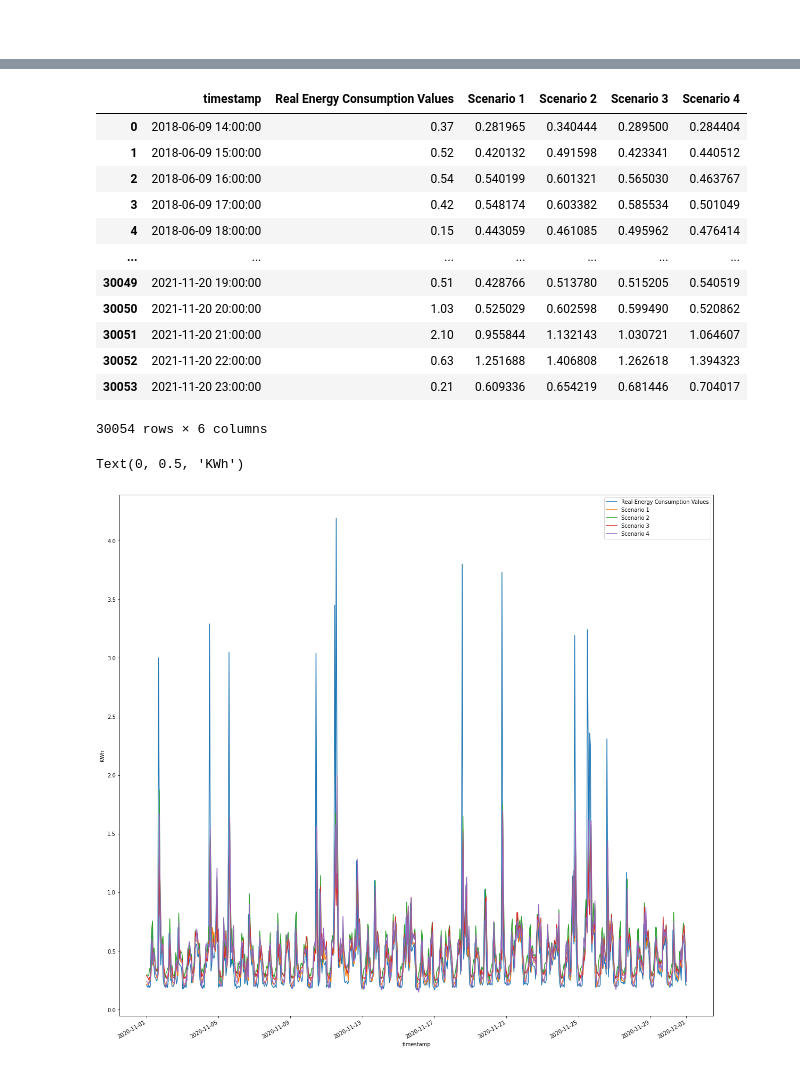
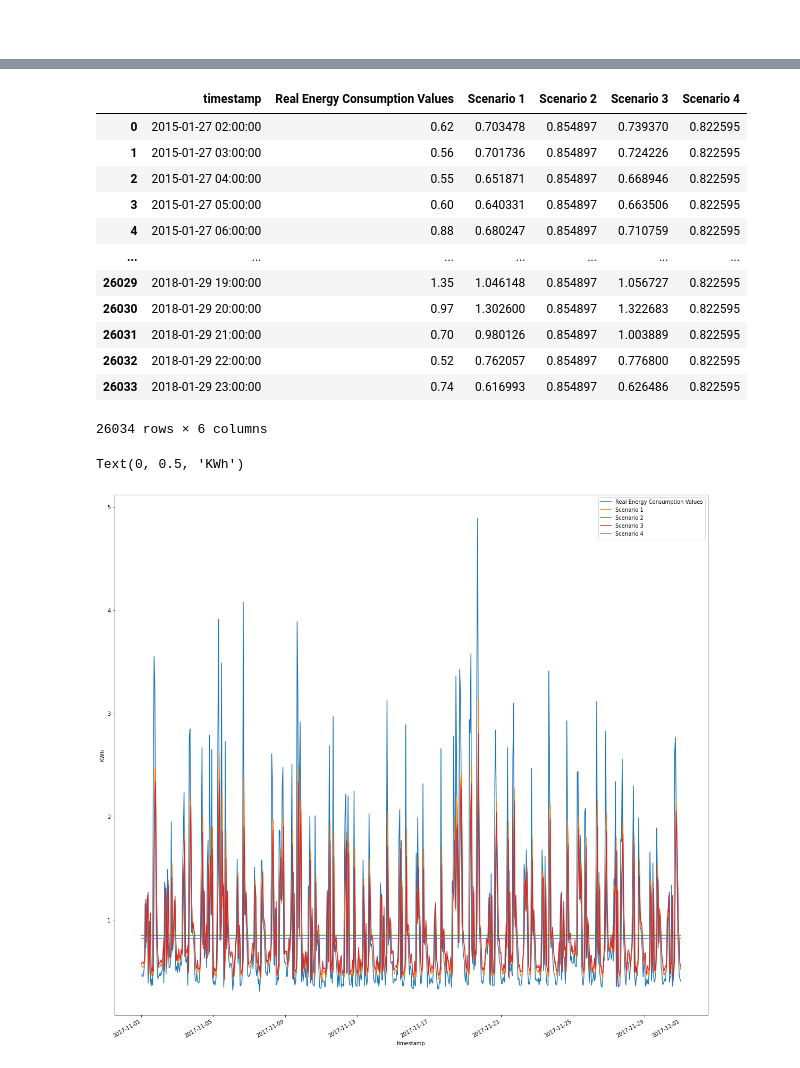
Before and after one commit to rishabhjain1997/Energy-Datasets, a Jupyter notebook: Deficit_Graphs.ipynb, the cells around one changed output, grey strips where cells are left out. Drawn from its saved outputs; the diff is of its cells as text; code cells hidden in the pictures.

```diff
--- a/Deficit_Graphs.ipynb
+++ b/Deficit_Graphs.ipynb
@@ -35,45 +35,54 @@ import seaborn as sns
 # %%
 # Scenario 1
-scenario1_cluster0_results_file = open("Models/Scenario1/Objects/RNN/zero_cluster_results.pickle", "rb")
+scenario1_cluster0_results_file = open("Models/Scenario1/Objects/LSTM/zero_cluster_results.pickle", "rb")
 scenario1_cluster0_results = pickle.load(scenario1_cluster0_results_file)
 scenario1_cluster0_results_file.close()
 
-scenario1_cluster1_results_file = open("Models/Scenario1/Objects/RNN/one_cluster_results.pickle", "rb")
+scenario1_cluster1_results_file = open("Models/Scenario1/Objects/LSTM/one_cluster_results.pickle", "rb")
 scenario1_cluster1_results = pickle.load(scenario1_cluster1_results_file)
 scenario1_cluster1_results_file.close()
 
-scenario1_cluster2_results_file = open("Models/Scenario1/Objects/RNN/two_cluster_results.pickle", "rb")
+scenario1_cluster2_results_file = open("Models/Scenario1/Objects/LSTM/two_cluster_results.pickle", "rb")
 scenario1_cluster2_results = pickle.load(scenario1_cluster2_results_file)
 scenario1_cluster2_results_file.close()
 
-scenario1_cluster3_results_file = open("Models/Scenario1/Objects/RNN/three_cluster_results.pickle", "rb")
+scenario1_cluster3_results_file = open("Models/Scenario1/Objects/LSTM/three_cluster_results.pickle", "rb")
 scenario1_cluster3_results = pickle.load(scenario1_cluster3_results_file)
 scenario1_cluster3_results_file.close()
 
+scenario1_cluster4_results_file = open("Models/Scenario1/Objects/LSTM/four_cluster_results.pickle", "rb")
+scenario1_cluster4_results = pickle.load(scenario1_cluster4_results_file)
+scenario1_cluster4_results_file.close()
+
 # Scenario 3
-scenario3_cluster0_results_file = open("Models/Scenario3/Objects/RNN/zero_cluster_results.pickle", "rb")
+scenario3_cluster0_results_file = open("Models/Scenario3/Objects/LSTM/zero_cluster_results.pickle", "rb")
 scenario3_cluster0_results = pickle.load(scenario3_cluster0_results_file)
 scenario3_cluster0_results_file.close()
 
-scenario3_cluster1_results_file = open("Models/Scenario3/Objects/RNN/one_cluster_results.pickle", "rb")
+scenario3_cluster1_results_file = open("Models/Scenario3/Objects/LSTM/one_cluster_results.pickle", "rb")
 scenario3_cluster1_results = pickle.load(scenario3_cluster1_results_file)
 scenario3_cluster1_results_file.close()
 
-scenario3_cluster2_results_file = open("Models/Scenario3/Objects/RNN/two_cluster_results.pickle", "rb")
+scenario3_cluster2_results_file = open("Models/Scenario3/Objects/LSTM/two_cluster_results.pickle", "rb")
 scenario3_cluster2_results = pickle.load(scenario3_cluster2_results_file)
 scenario3_cluster2_results_file.close()
 
-scenario3_cluster3_results_file = open("Models/Scenario3/Objects/RNN/three_cluster_results.pickle", "rb")
+scenario3_cluster3_results_file = open("Models/Scenario3/Objects/LSTM/three_cluster_results.pickle", "rb")
 scenario3_cluster3_results = pickle.load(scenario3_cluster3_results_file)
 scenario3_cluster3_results_file.close()
 
+
+scenario3_cluster4_results_file = open("Models/Scenario3/Objects/LSTM/four_cluster_results.pickle", "rb")
+scenario3_cluster4_results = pickle.load(scenario3_cluster4_results_file)
+scenario3_cluster4_results_file.close()
+
 # Scenario 2
-all_cluster_results_file = open("Models/Scenario2/Objects/RNN/all_cluster_results.pickle", "rb")
+all_cluster_results_file = open("Models/Scenario2/Objects/LSTM/all_cluster_results.pickle", "rb")
 all_cluster_results = pickle.load( all_cluster_results_file)
 all_cluster_results_file.close()
 
 # Scenario 4
-scenario_4_all_cluster_results_file = open("Models/Scenario4/Objects/RNN/all_cluster_results.pickle", "rb")
+scenario_4_all_cluster_results_file = open("Models/Scenario4/Objects/LSTM/all_cluster_results.pickle", "rb")
 scenario_4_all_cluster_results=pickle.load(scenario_4_all_cluster_results_file)
 scenario_4_all_cluster_results_file.close()
 # %%
@@ -255,32 +256,32 @@ Text(0, 0.5, 'KWh')
 # %%
-# House 2: Cluster 2
-scenario1_cluster2 = scenario1_cluster2_results[2][['timestamp','energy_kWh', 'energy_predicted']].rename(columns={'energy_kWh': 'Real Energy Consumption Values', 'energy_predicted': 'Scenario 1'})
-scenario3_cluster2 = scenario3_cluster2_results[2][[ 'energy_predicted']].rename(columns={'energy_predicted': 'Scenario 3'})
-scenario4_cluster2 = scenario_4_all_cluster_results[2][[ 'energy_predicted']].rename(columns={'energy_predicted': 'Scenario 4'})
-scenario2_cluster2 = all_cluster_results[2][[ 'energy_predicted']].rename(columns={'energy_predicted': 'Scenario 2'})
+# House 3: Cluster 2
+scenario1_cluster2 = scenario1_cluster2_results[3][['timestamp','energy_kWh', 'energy_predicted']].rename(columns={'energy_kWh': 'Real Energy Consumption Values', 'energy_predicted': 'Scenario 1'})
+scenario3_cluster2 = scenario3_cluster2_results[3][[ 'energy_predicted']].rename(columns={'energy_predicted': 'Scenario 3'})
+scenario4_cluster2 = scenario_4_all_cluster_results[3][[ 'energy_predicted']].rename(columns={'energy_predicted': 'Scenario 4'})
+scenario2_cluster2 = all_cluster_results[3][[ 'energy_predicted']].rename(columns={'energy_predicted': 'Scenario 2'})
 house2 = pd.concat([scenario1_cluster2, scenario2_cluster2, scenario3_cluster2, scenario4_cluster2], axis=1)
-house2['timestamp'] = house2['timestamp'] + pd.offsets.DateOffset(years=2)
+#house2['timestamp'] = house2['timestamp'] + pd.offsets.DateOffset(years=2)
 house2
 # %% [output]
 |  | timestamp | Real Energy Consumption Values | Scenario 1 | Scenario 2 | Scenario 3 | Scenario 4 |
-| 0 | 2018-06-09 14:00:00 | 0.37 | 0.281965 | 0.340444 | 0.289500 | 0.284404 |
-| 1 | 2018-06-09 15:00:00 | 0.52 | 0.420132 | 0.491598 | 0.423341 | 0.440512 |
-| 2 | 2018-06-09 16:00:00 | 0.54 | 0.540199 | 0.601321 | 0.565030 | 0.463767 |
-| 3 | 2018-06-09 17:00:00 | 0.42 | 0.548174 | 0.603382 | 0.585534 | 0.501049 |
-| 4 | 2018-06-09 18:00:00 | 0.15 | 0.443059 | 0.461085 | 0.495962 | 0.476414 |
+| 0 | 2015-01-27 02:00:00 | 0.62 | 0.703478 | 0.854897 | 0.739370 | 0.822595 |
+| 1 | 2015-01-27 03:00:00 | 0.56 | 0.701736 | 0.854897 | 0.724226 | 0.822595 |
+| 2 | 2015-01-27 04:00:00 | 0.55 | 0.651871 | 0.854897 | 0.668946 | 0.822595 |
+| 3 | 2015-01-27 05:00:00 | 0.60 | 0.640331 | 0.854897 | 0.663506 | 0.822595 |
+| 4 | 2015-01-27 06:00:00 | 0.88 | 0.680247 | 0.854897 | 0.710759 | 0.822595 |
 | ... | ... | ... | ... | ... | ... | ... |
-| 30049 | 2021-11-20 19:00:00 | 0.51 | 0.428766 | 0.513780 | 0.515205 | 0.540519 |
-| 30050 | 2021-11-20 20:00:00 | 1.03 | 0.525029 | 0.602598 | 0.599490 | 0.520862 |
-| 30051 | 2021-11-20 21:00:00 | 2.10 | 0.955844 | 1.132143 | 1.030721 | 1.064607 |
-| 30052 | 2021-11-20 22:00:00 | 0.63 | 1.251688 | 1.406808 | 1.262618 | 1.394323 |
-| 30053 | 2021-11-20 23:00:00 | 0.21 | 0.609336 | 0.654219 | 0.681446 | 0.704017 |
+| 26029 | 2018-01-29 19:00:00 | 1.35 | 1.046148 | 0.854897 | 1.056727 | 0.822595 |
+| 26030 | 2018-01-29 20:00:00 | 0.97 | 1.302600 | 0.854897 | 1.322683 | 0.822595 |
+| 26031 | 2018-01-29 21:00:00 | 0.70 | 0.980126 | 0.854897 | 1.003889 | 0.822595 |
+| 26032 | 2018-01-29 22:00:00 | 0.52 | 0.762057 | 0.854897 | 0.776800 | 0.822595 |
+| 26033 | 2018-01-29 23:00:00 | 0.74 | 0.616993 | 0.854897 | 0.626486 | 0.822595 |
-30054 rows × 6 columns
+26034 rows × 6 columns
 # %%
-house2_2017 = house2[(house2['timestamp'] <= '2021-01-01') & (house2['timestamp'] >= '2020-01-01')].set_index('timestamp')
-house2_nov2017 = house2[(house2['timestamp'] <= '2020-12-01') & (house2['timestamp'] >= '2020-11-01')].set_index('timestamp')
+house2_2017 = house2[(house2['timestamp'] <= '2018-01-01') & (house2['timestamp'] >= '2017-01-01')].set_index('timestamp')
+house2_nov2017 = house2[(house2['timestamp'] <= '2017-12-01') & (house2['timestamp'] >= '2017-11-01')].set_index('timestamp')
 ax = house2_nov2017.plot(figsize=(20,20))
 ax.set_ylabel("KWh")
 # %% [output]
 Text(0, 0.5, 'KWh')
-[figure, old version]
+[figure, new version]
 # %%
```
Also changed, not shown: parts of 19 cells of this notebook, 3 other files.
